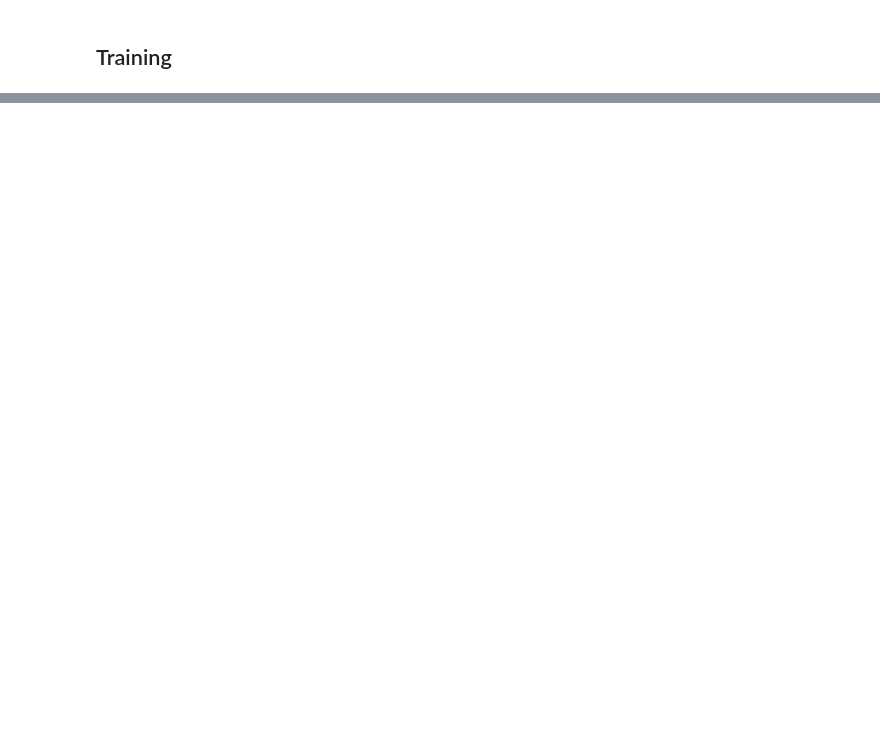
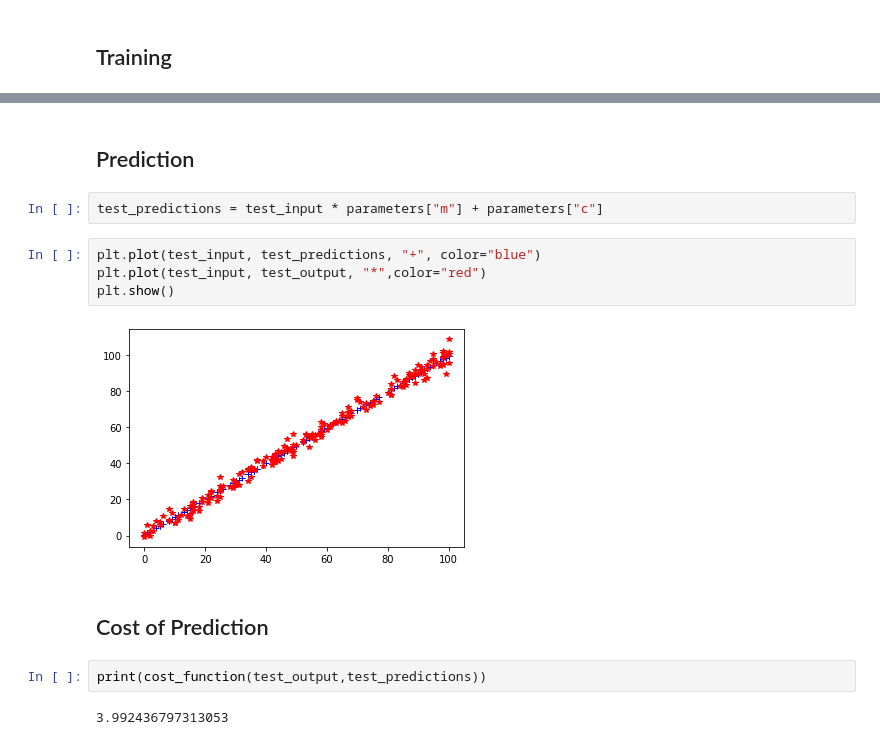
Before and after one commit to SatvikR123/Learning_Machine_Learning_GFG, a Jupyter notebook: LinearRegression.ipynb, the cells around one changed output, grey strips where cells are left out. Drawn from its saved outputs; the diff is of its cells as text; blank space fills up the shorter version.

Commit message:
add predictions

```diff
--- a/LinearRegression.ipynb
+++ b/LinearRegression.ipynb
@@ -175 +173,17 @@ Iteration = 6, Loss = 29.910104087111634
 ... (29 outputs left out)
+# %% [markdown]
+## Prediction
+# %%
+test_predictions = test_input * parameters["m"] + parameters["c"]
+# %%
+plt.plot(test_input, test_predictions, "+", color="blue")
+plt.plot(test_input, test_output, "*",color="red")
+plt.show()
+# %% [output]
+[figure, added]
+# %% [markdown]
+## Cost of Prediction
+# %%
+print(cost_function(test_output,test_predictions))
+# %% [output]
+3.992436797313053
```
Also changed, not shown: parts of 2 cells of this notebook.
